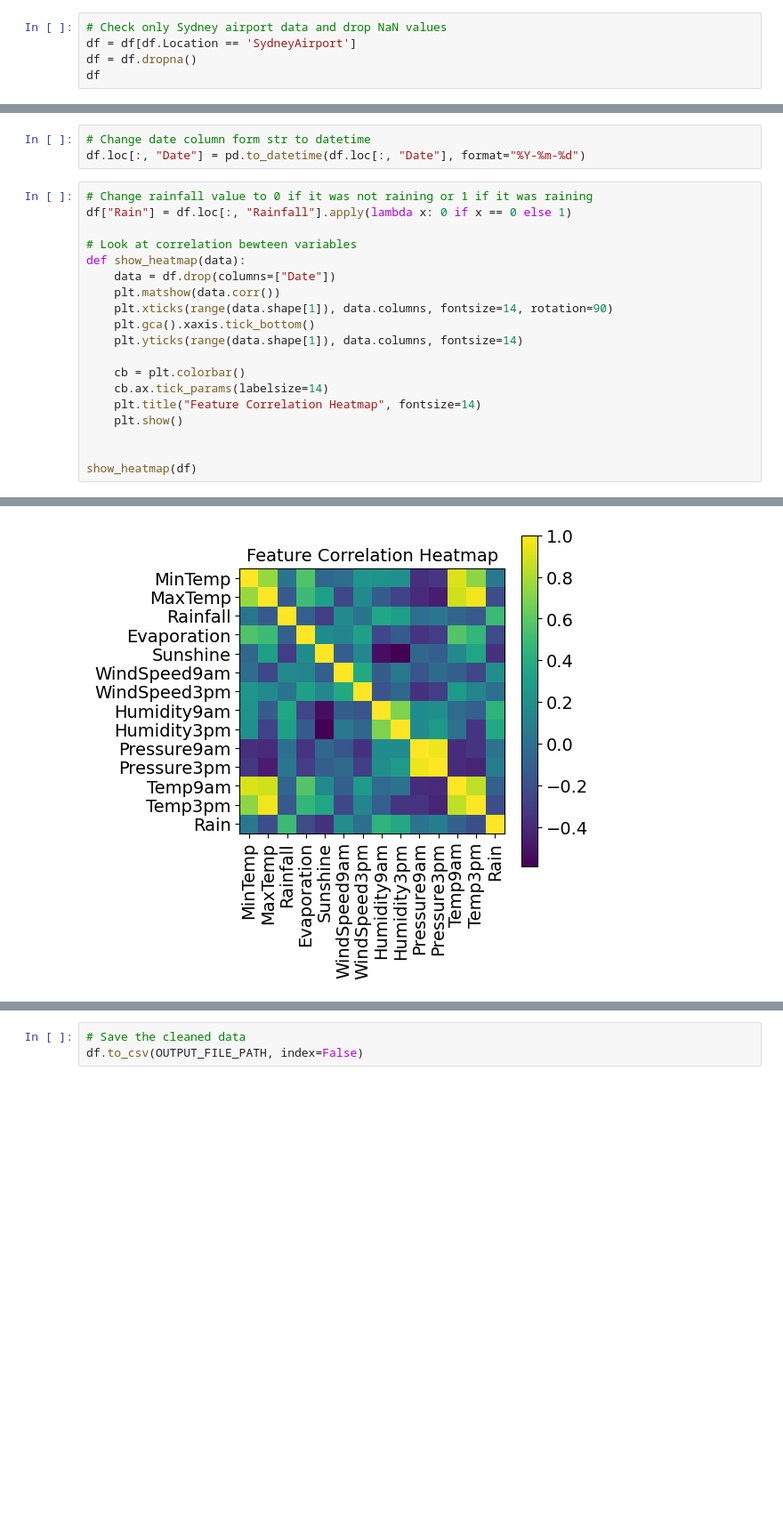
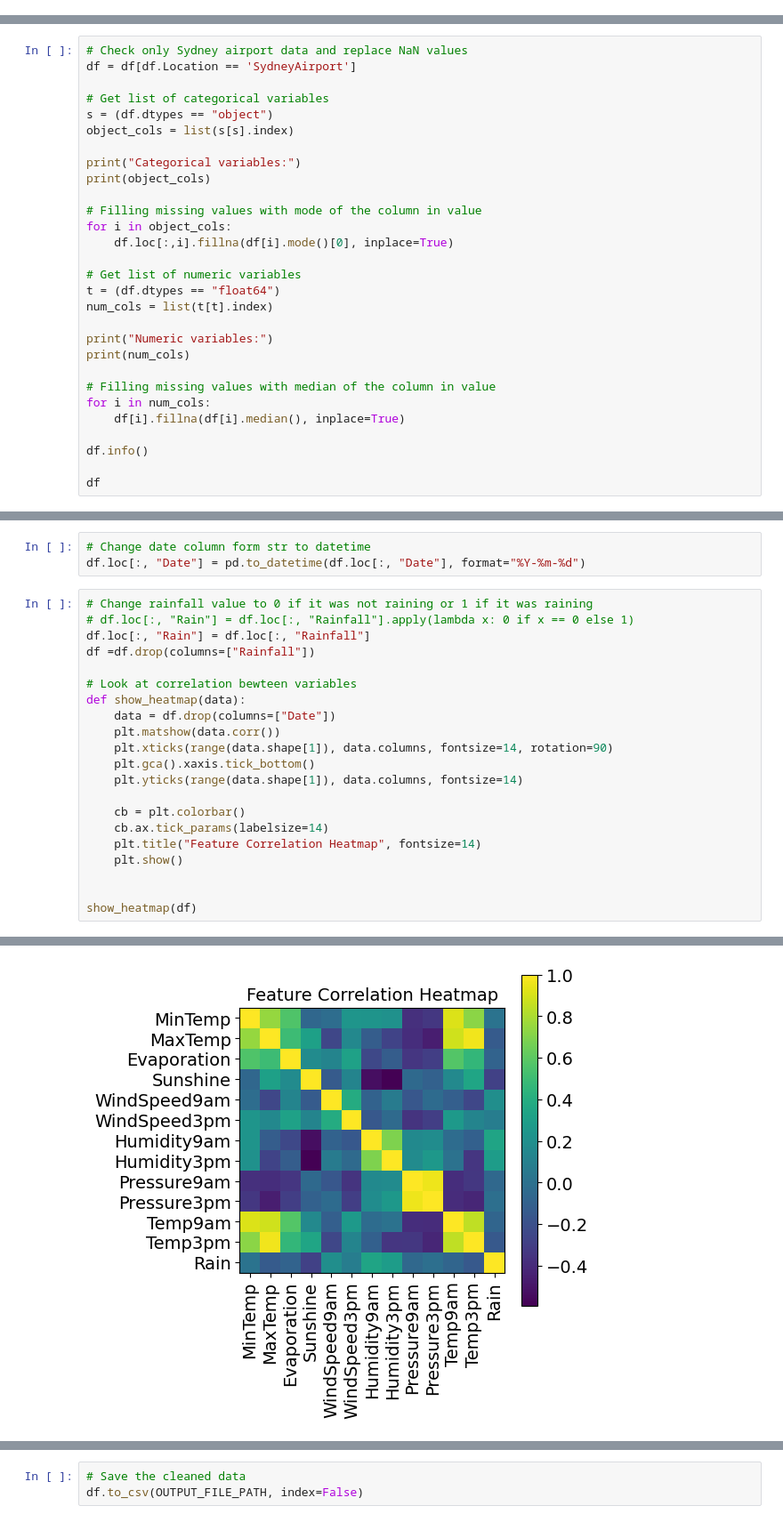
Before and after one commit to jonny31415/SistemasInteligentes, a Jupyter notebook: data_analysis.ipynb, the cells around one changed output, grey strips where cells are left out. Shown at 89% size. Saved outputs shown, nothing was run; the diff lists cells and outputs as text; blank space fills up the shorter version.

```diff
--- a/data_analysis.ipynb
+++ b/data_analysis.ipynb
@@ -17,8 +17,3 @@ df.head()
 | 3 | 2008-12-04 | Albury | 9.2 | 28.0 | 0.0 | NaN | NaN | NE | 24.0 | ... |
 | 4 | 2008-12-05 | Albury | 17.5 | 32.3 | 1.0 | NaN | NaN | W | 41.0 | ... |
 5 rows × 23 columns
-# %%
-# Check only Sydney airport data and drop NaN values
-df = df[df.Location == 'SydneyAirport']
-df = df.dropna()
-df
@@ -38,0 +20,29 @@ df
+# %%
+# Check only Sydney airport data and replace NaN values
+df = df[df.Location == 'SydneyAirport']
+
+# Get list of categorical variables
+s = (df.dtypes == "object")
+object_cols = list(s[s].index)
+
+print("Categorical variables:")
+print(object_cols)
+
+# Filling missing values with mode of the column in value
+for i in object_cols:
+    df.loc[:,i].fillna(df[i].mode()[0], inplace=True)
+
+# Get list of numeric variables
+t = (df.dtypes == "float64")
+num_cols = list(t[t].index)
+
+print("Numeric variables:")
+print(num_cols)
+
+# Filling missing values with median of the column in value
+for i in num_cols:
+    df[i].fillna(df[i].median(), inplace=True)
+
+df.info()
+
+df
@@ -60,7 +101,9 @@ df
 df.loc[:, "Date"] = pd.to_datetime(df.loc[:, "Date"], format="%Y-%m-%d")
 # %%
 # Change rainfall value to 0 if it was not raining or 1 if it was raining
-df["Rain"] = df.loc[:, "Rainfall"].apply(lambda x: 0 if x == 0 else 1)
+# df.loc[:, "Rain"] = df.loc[:, "Rainfall"].apply(lambda x: 0 if x == 0 else 1)
+df.loc[:, "Rain"] = df.loc[:, "Rainfall"]
+df =df.drop(columns=["Rainfall"])
 
 # Look at correlation bewteen variables
 def show_heatmap(data):
@@ -86,4 +129,4 @@ See the caveats in the documentation: https://pandas.pydata.org/pandas-docs/stab
-[figure, old version]
+[figure, new version]
 # %%
 # Remove colums with low correlation
 df = df.drop(columns=["WindSpeed3pm", "WindSpeed9am"])
```
Also changed, not shown: parts of 5 cells of this notebook, 2 other files.
